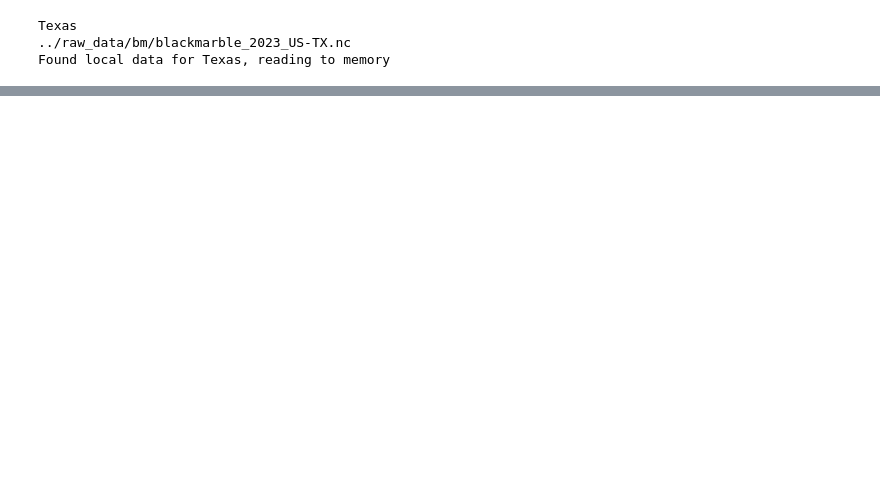
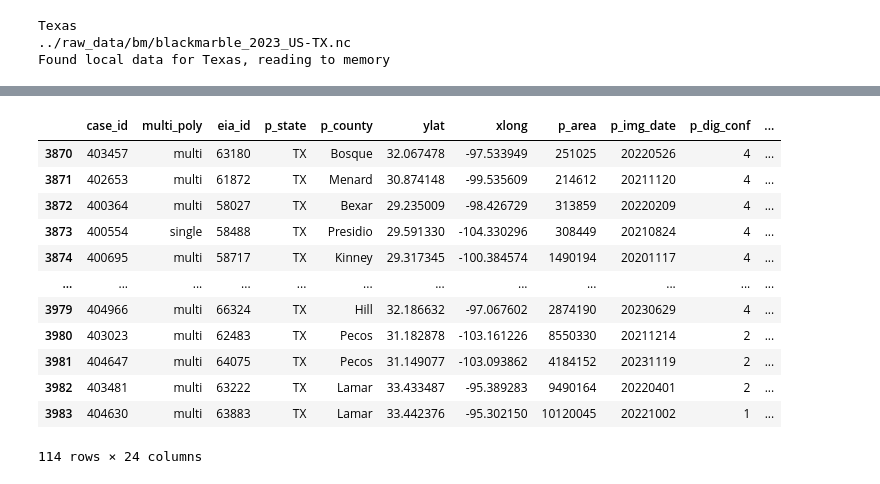
Before and after one commit to mashafif/illuminating_horizons, a Jupyter notebook: data_exploration/bmp3.ipynb, the cells around one changed output, grey strips where cells are left out. Saved outputs shown, nothing was run; the diff lists cells and outputs as text; code cells hidden in the pictures; blank space fills up the shorter version.

```diff
--- a/data_exploration/bmp3.ipynb
+++ b/data_exploration/bmp3.ipynb
@@ -35,7 +48,10 @@ bearer = "eyJ0eXAiOiJKV1QiLCJvcmlnaW4iOiJFYXJ0aGRhdGEgTG9naW4iLCJzaWciOiJlZGxqd3
 PRODUCT = 'VNP46A4'  # Black Marble Annual Nighttime Lights with Cloud-Free Coverage
 YEAR = 2023
 
-state = 'Texas'
+state = 'TX'
+
+if len(state)==2:state=iso_to_state[state]
+
 iso = state_to_iso[state]
 
 # Shape data
@@ -308,0 +566,16 @@ print(f"Coordinates of the square: {random_bbox}")
+# %%
+solar_locations
+# %% [output]
+|  | case_id | multi_poly | eia_id | p_state | p_county | ylat | xlong | p_area | p_img_date | p_dig_conf | ... |
+| 3870 | 403457 | multi | 63180 | TX | Bosque | 32.067478 | -97.533949 | 251025 | 20220526 | 4 | ... |
+| 3871 | 402653 | multi | 61872 | TX | Menard | 30.874148 | -99.535609 | 214612 | 20211120 | 4 | ... |
+| 3872 | 400364 | multi | 58027 | TX | Bexar | 29.235009 | -98.426729 | 313859 | 20220209 | 4 | ... |
+| 3873 | 400554 | single | 58488 | TX | Presidio | 29.591330 | -104.330296 | 308449 | 20210824 | 4 | ... |
+| 3874 | 400695 | multi | 58717 | TX | Kinney | 29.317345 | -100.384574 | 1490194 | 20201117 | 4 | ... |
+| ... | ... | ... | ... | ... | ... | ... | ... | ... | ... | ... | ... |
+| 3979 | 404966 | multi | 66324 | TX | Hill | 32.186632 | -97.067602 | 2874190 | 20230629 | 4 | ... |
+| 3980 | 403023 | multi | 62483 | TX | Pecos | 31.182878 | -103.161226 | 8550330 | 20211214 | 2 | ... |
+| 3981 | 404647 | multi | 64075 | TX | Pecos | 31.149077 | -103.093862 | 4184152 | 20231119 | 2 | ... |
+| 3982 | 403481 | multi | 63222 | TX | Lamar | 33.433487 | -95.389283 | 9490164 | 20220401 | 2 | ... |
+| 3983 | 404630 | multi | 63883 | TX | Lamar | 33.442376 | -95.302150 | 10120045 | 20221002 | 1 | ... |
+114 rows × 24 columns
```
Also changed, not shown: parts of 13 cells of this notebook, 25 other files.
